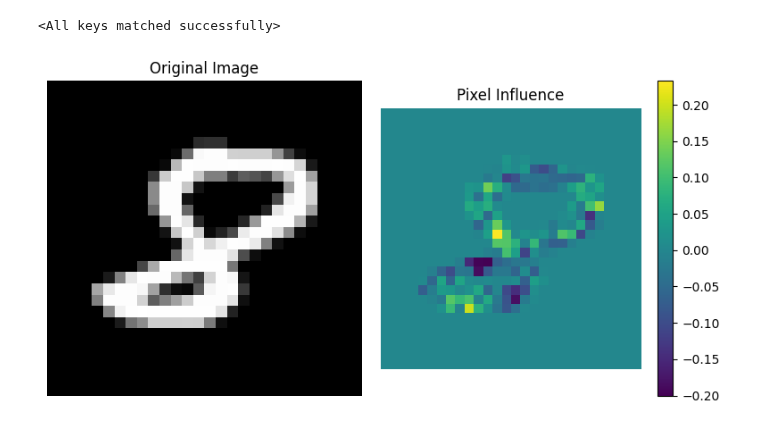
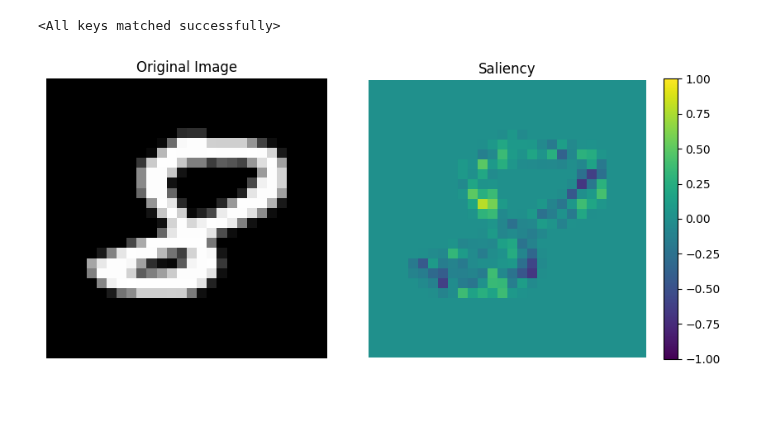
Before and after one commit to kns357/ANN_MA_Kaito, a Jupyter notebook: 03_baseline_methods.ipynb, the cells around one changed output. Cells and saved outputs as stored; diff of their text form; code cells hidden in the pictures; blank space fills up the shorter version.

```diff
--- a/03_baseline_methods.ipynb
+++ b/03_baseline_methods.ipynb
@@ -68,37 +68,39 @@ net.load_state_dict(torch.load("02_ffn_mnist_full.pth"))
 device = torch.device('cuda' if torch.cuda.is_available() else 'cpu')
 inputs, labels = next(iter(test_loader))
 
 while True: #search target class:
     ind = ra.randrange(0, len(inputs))
     if labels[ind] == 8:
         img = inputs[ind].squeeze()
         break
 
 x = img.clone().detach().view(1, -1).to(device).requires_grad_(True)
 output = net(x)
 target_class = output.argmax(dim=1).item()
 net.zero_grad()
 output[0, target_class].backward()
 attribution = (x.grad * x).view(28, 28)
 saliency = attribution.cpu().detach().numpy()
 
-plt.figure(figsize=(8, 4))
+plt.figure(figsize=(9, 4))
 
 plt.subplot(1, 2, 1)
 plt.imshow(img, cmap='gray')
 plt.title("Original Image")
 plt.axis('off')
 
 plt.subplot(1, 2, 2)
-plt.imshow(saliency)
-plt.title("Pixel Influence")
+plt.imshow(saliency, vmax=1, vmin=-1)
+plt.title("Saliency")
 plt.colorbar()
 plt.axis('off')
 
 plt.tight_layout()
+#plt.savefig('../ma_paper_media/saliency_map.png', dpi=300, bbox_inches='tight')
+
 plt.show()
 # %% [output]
-[figure, old version]
+[figure, new version]
 # %%
 layer_idx = 2 #2 = out layer
 layer_sizes = [32, 16, 10]
```
Also changed, not shown: parts of 4 cells of this notebook, 3 other files.
